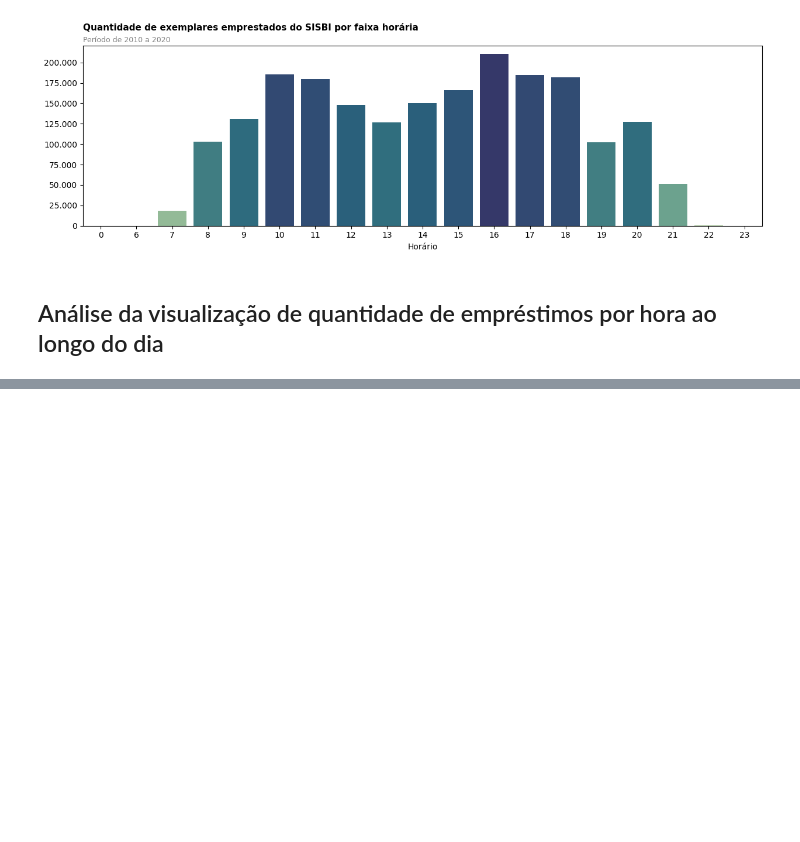
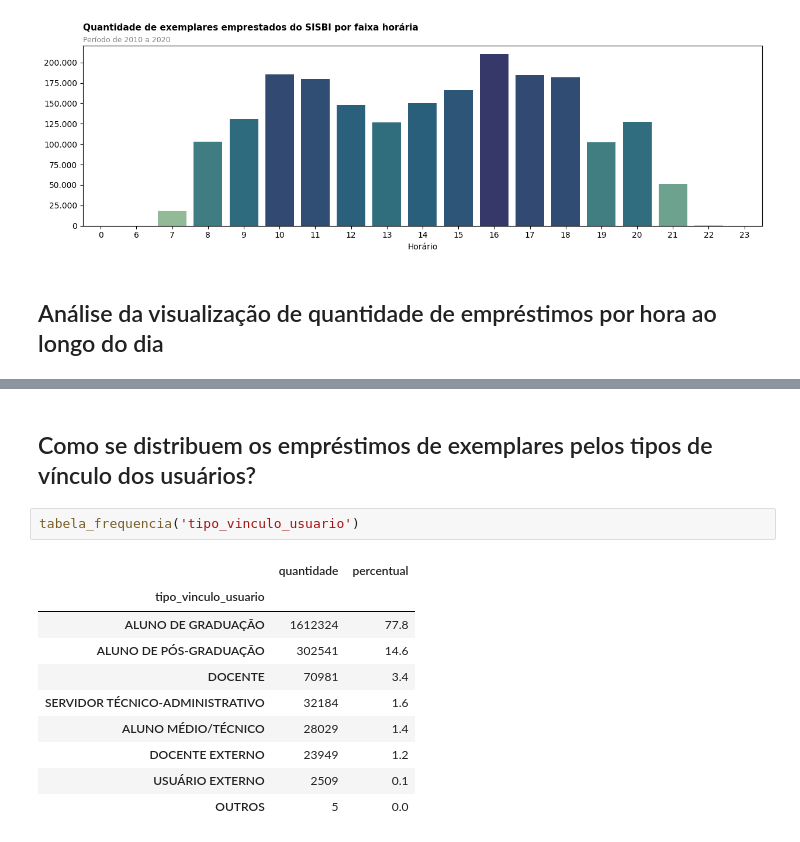
Before and after one commit to Beckyyy07/7DaysOfCodeAlura, a Jupyter notebook: 7DaysOfCode.ipynb, the cells around one changed output, grey strips where cells are left out. Drawn from its saved outputs; the diff is of its cells as text; blank space fills up the shorter version.

```diff
--- a/7DaysOfCode.ipynb
+++ b/7DaysOfCode.ipynb
@@ -452,0 +525,15 @@ Dia 4 -
+# %% [markdown]
+## Como se distribuem os empréstimos de exemplares pelos tipos de vínculo dos usuários?
+# %%
+tabela_frequencia('tipo_vinculo_usuario')
+# %% [output]
+|  | quantidade | percentual |
+| tipo_vinculo_usuario |  |  |
+| ALUNO DE GRADUAÇÃO | 1612324 | 77.8 |
+| ALUNO DE PÓS-GRADUAÇÃO | 302541 | 14.6 |
+| DOCENTE | 70981 | 3.4 |
+| SERVIDOR TÉCNICO-ADMINISTRATIVO | 32184 | 1.6 |
+| ALUNO MÉDIO/TÉCNICO | 28029 | 1.4 |
+| DOCENTE EXTERNO | 23949 | 1.2 |
+| USUÁRIO EXTERNO | 2509 | 0.1 |
+| OUTROS | 5 | 0.0 |
```
Also changed, not shown: parts of 21 cells of this notebook.
